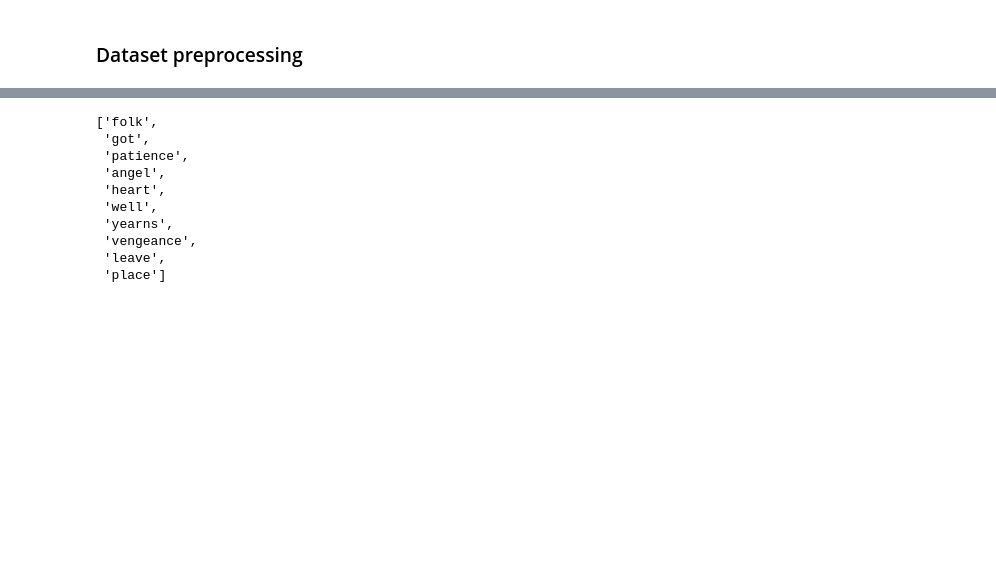
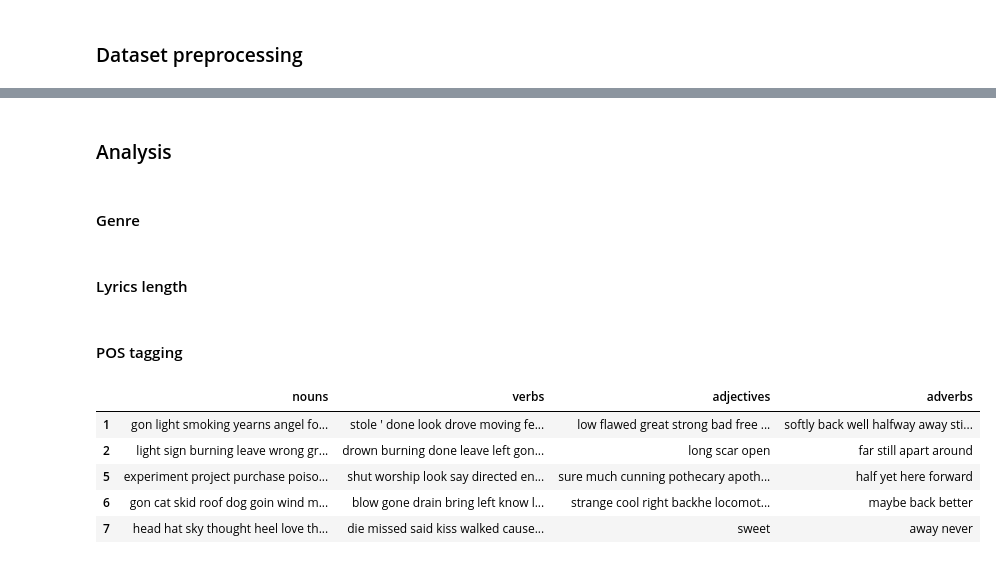
Before and after one commit to Alessandrus00/Lyrics-based-song-recommender, a Jupyter notebook: dataset_preprocessing.ipynb, the cells around one changed output, grey strips where cells are left out. Drawn from its saved outputs; the diff is of its cells as text; code cells hidden in the pictures; blank space fills up the shorter version.

```diff
--- a/dataset_preprocessing.ipynb
+++ b/dataset_preprocessing.ipynb
@@ -97,14 +90,4 @@ df.head()
-# %%
-# first 10 tokens of the first song
-df.iloc[0]['lyrics_proc'][:10]
-# %% [output]
-['folk',
- 'got',
- 'patience',
- 'angel',
- 'heart',
- 'well',
- 'yearns',
- 'vengeance',
- 'leave',
- 'place']
+# %% [markdown]
+### Analysis
+# %% [markdown]
+#### Genre
@@ -110,0 +106,2 @@ df.iloc[0]['lyrics_proc'][:10]
+# %% [markdown]
+#### Lyrics length
@@ -110,0 +146,36 @@ df.iloc[0]['lyrics_proc'][:10]
+# %% [markdown]
+#### POS tagging
+# %%
+import spacy
+
+#load spacy model
+nlp = spacy.load('en_core_web_sm')
+
+def pos(tks,pos):
+
+    """Returns any token that qualifies as a specific part of speech"""
+    #string = ' '.join(tks)
+    doc = nlp(tks) #fit model
+
+    return ' '.join(list(set([i.text for i in doc if i.pos_ == pos]))) #return any tokens that qualify
+
+#get nouns
+df['nouns'] = df.lyrics_proc.map(lambda x: pos(x,'NOUN'))
+
+#get verbs
+df['verbs'] = df.lyrics_proc.map(lambda x: pos(x,'VERB'))
+
+#get adjectives
+df['adjectives'] = df.lyrics_proc.map(lambda x: pos(x,'ADJ'))
+
+#get adverbs
+df['adverbs'] = df.lyrics_proc.map(lambda x: pos(x,'ADV'))
+# %%
+df.iloc[:5,-4:]
+# %% [output]
+|  | nouns | verbs | adjectives | adverbs |
+| 1 | gon light smoking yearns angel fo... | stole ' done look drove moving fe... | low flawed great strong bad free ... | softly back well halfway away sti... |
+| 2 | light sign burning leave wrong gr... | drown burning done leave left gon... | long scar open | far still apart around |
+| 5 | experiment project purchase poiso... | shut worship look say directed en... | sure much cunning pothecary apoth... | half yet here forward |
+| 6 | gon cat skid roof dog goin wind m... | blow gone drain bring left know l... | strange cool right backhe locomot... | maybe back better |
+| 7 | head hat sky thought heel love th... | die missed said kiss walked cause... | sweet | away never |
```
Also changed, not shown: parts of 11 cells of this notebook, 6 other files.
